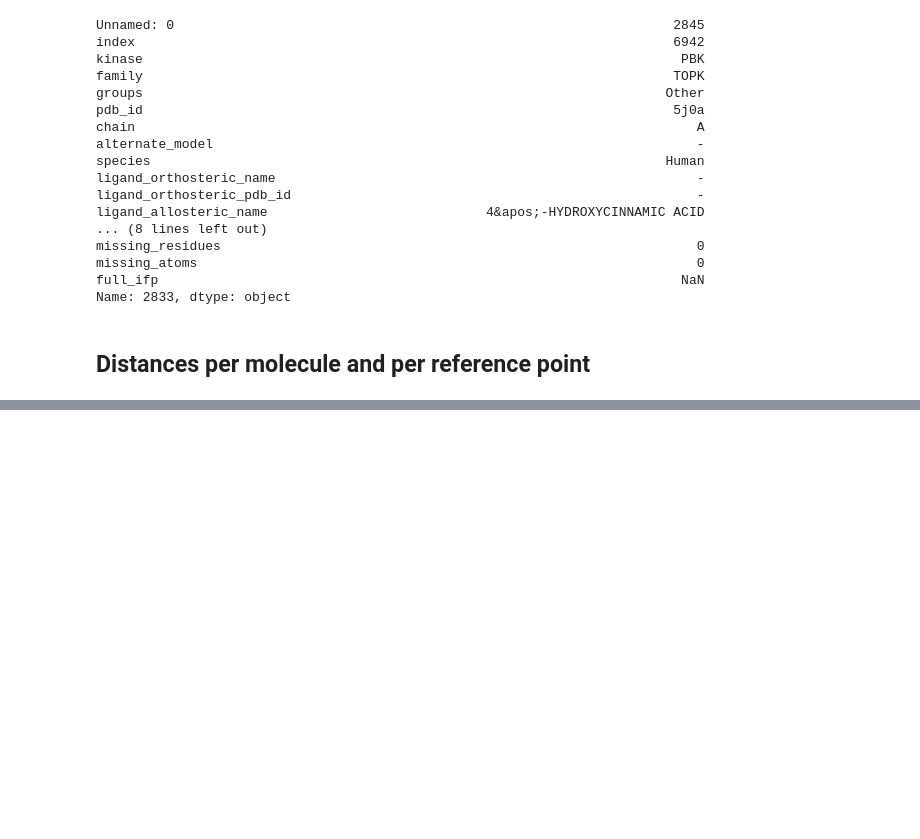
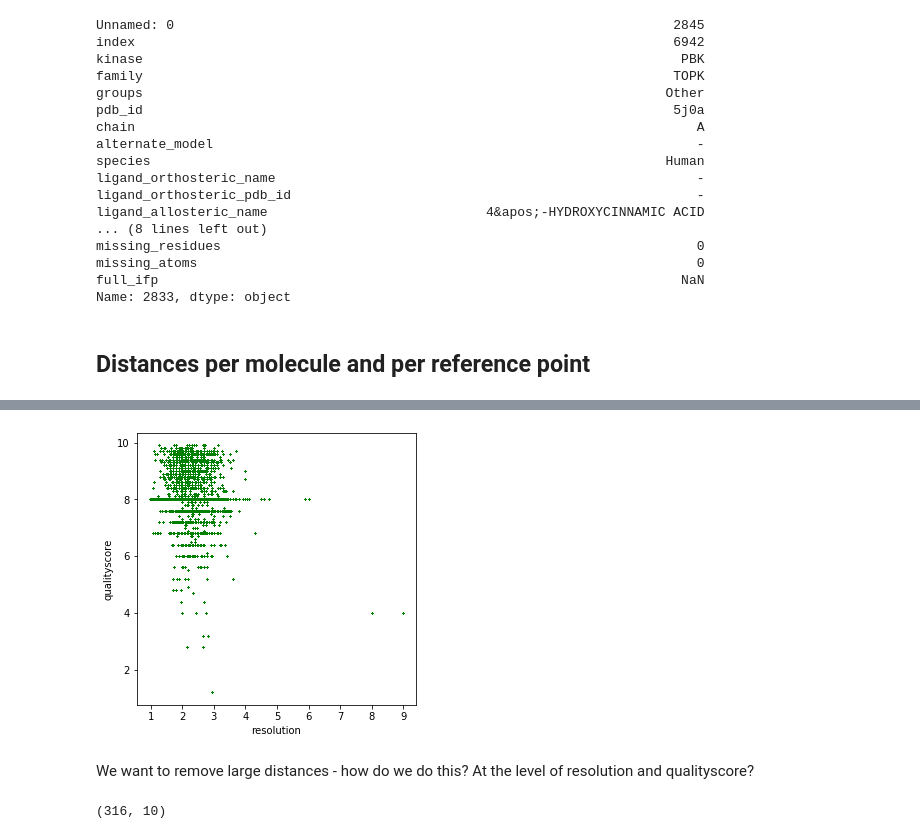
Before and after one commit to volkamerlab/kissim, a Jupyter notebook: scripts/spatial_features.ipynb, the cells around one changed output, grey strips where cells are left out. Drawn from its saved outputs; the diff is of its cells as text; code cells hidden in the pictures; blank space fills up the shorter version.

```diff
--- a/scripts/spatial_features.ipynb
+++ b/scripts/spatial_features.ipynb
@@ -238,0 +273,14 @@ fig.savefig(path_to_results / 'distances_all_boxplot.png', dpi=300)
+# %%
+p = all_distances.plot.scatter(
+    x='resolution',
+    y='qualityscore',
+    s=0.1,
+    color='green',
+    figsize=(5,5)
+)
+
+plt.savefig(path_to_results / 'resolution_vs_qualityscore.png', dpi=300)
+# %% [output]
+[figure, added]
+# %% [markdown]
+We want to remove large distances - how do we do this? At the level of resolution and qualityscore?
@@ -238,0 +303,4 @@ fig.savefig(path_to_results / 'distances_all_boxplot.png', dpi=300)
+# %%
+data_subset = row_greater_distance(all_distances, 30)[['qualityscore', 'resolution']]
+# %% [output]
+(316, 10)
```
Also changed, not shown: parts of 33 cells of this notebook, 5 other files.
